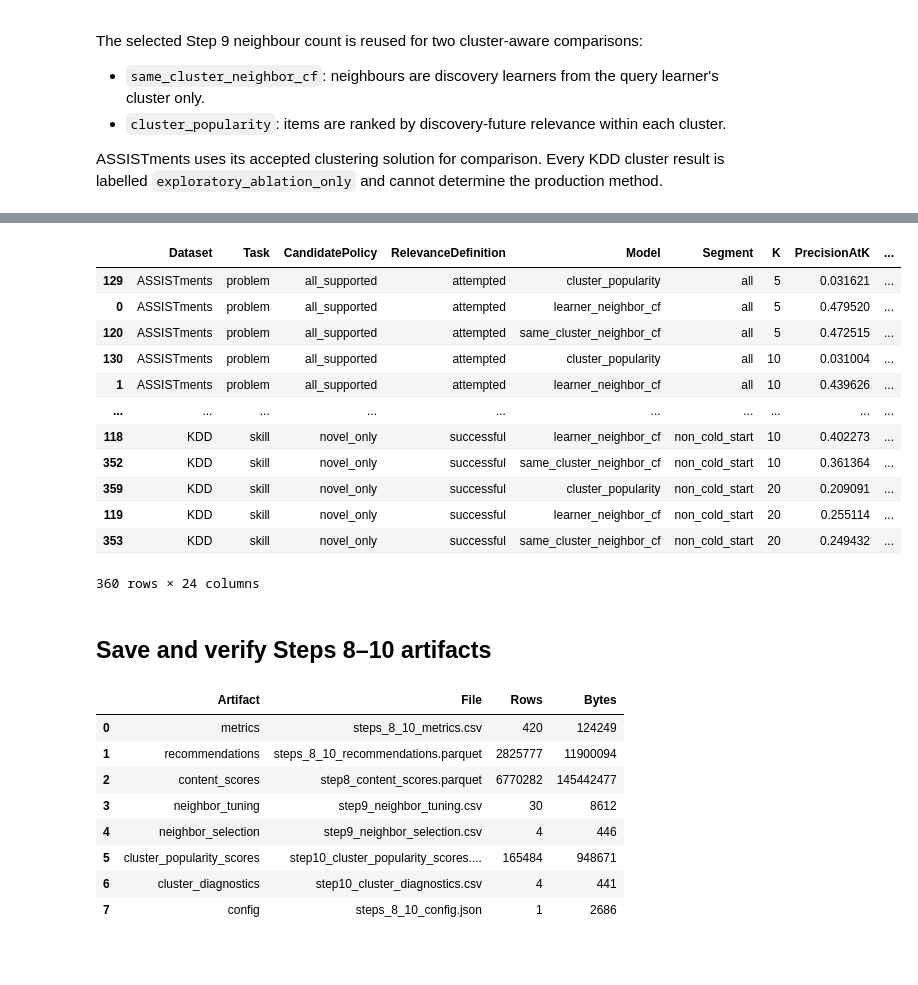
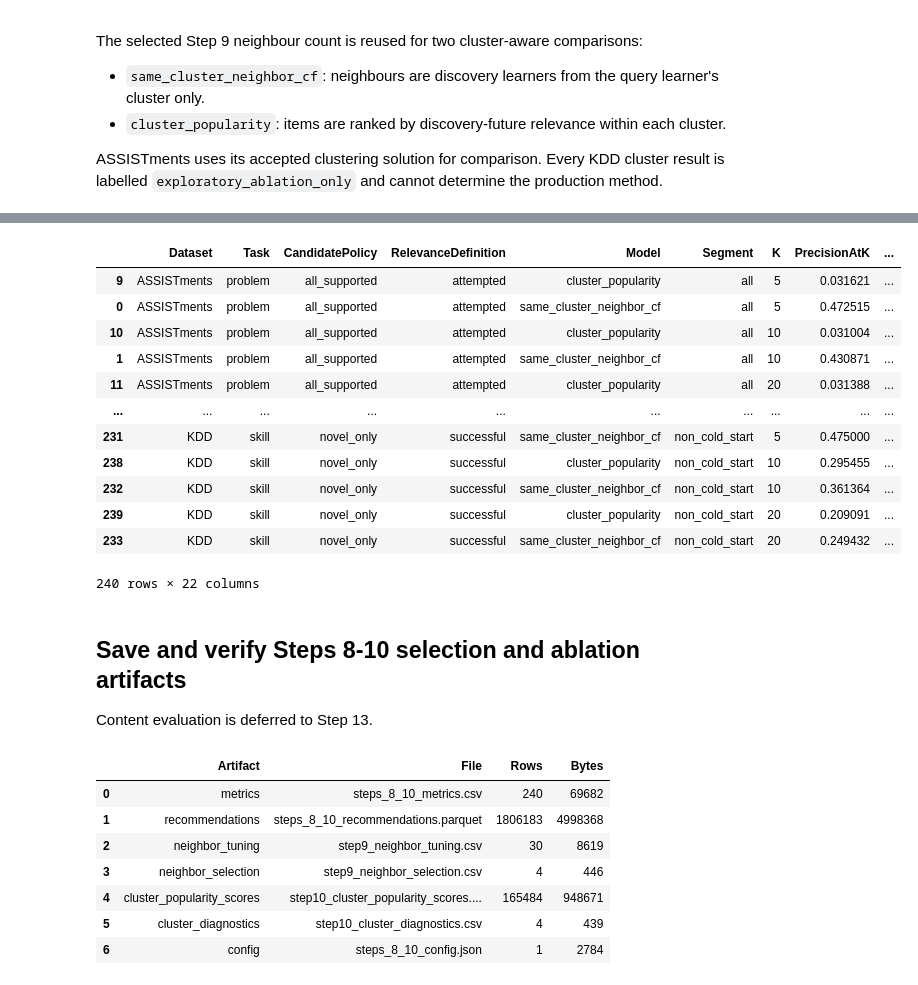
Before and after one commit to Youssef-Abdelazez/final-project, a Jupyter notebook: baseline_testing/Recommendation_Baselines_Final.ipynb, the cells around one changed output, grey strips where cells are left out. Drawn from its saved outputs; the diff is of its cells as text; code cells hidden in the pictures; blank space fills up the shorter version.

Commit message:
added the sequential part refactored cuz redundancy final results for the models attempted

```diff
--- a/baseline_testing/Recommendation_Baselines_Final.ipynb
+++ b/baseline_testing/Recommendation_Baselines_Final.ipynb
@@ -1671,68 +1492,57 @@ for task_definition in TASK_DEFINITIONS:
                 output.insert(0, 'RelevanceDefinition', relevance_name)
                 output.insert(0, 'CandidatePolicy', candidate_policy)
                 output.insert(0, 'Model', model_name)
                 output.insert(0, 'Task', task)
                 output.insert(0, 'Dataset', dataset)
                 output['ClusterEvidenceUse'] = evidence_use
                 cluster_recommendation_parts.append(output)
 
 cluster_metrics = pd.concat(cluster_metric_parts, ignore_index=True)
 cluster_recommendations = pd.concat(
     cluster_recommendation_parts, ignore_index=True
 )
 cluster_popularity_scores = pd.concat(
     cluster_popularity_score_parts, ignore_index=True
 )
 cluster_diagnostics = pd.DataFrame(cluster_diagnostic_rows)
-cf_comparison_metrics = pd.concat(
-    [neighbor_metrics, cluster_metrics], ignore_index=True, sort=False
-)
-assert set(cf_comparison_metrics['Model']) == {
-    'learner_neighbor_cf', 'same_cluster_neighbor_cf', 'cluster_popularity'
-}
 assert cluster_metrics.loc[
     cluster_metrics['Dataset'].eq('KDD'), 'ClusterEvidenceUse'
 ].eq('exploratory_ablation_only').all()
 display(cluster_diagnostics)
-display(cf_comparison_metrics.sort_values(
+display(cluster_metrics.sort_values(
     ['Dataset', 'Task', 'RelevanceDefinition', 'CandidatePolicy',
      'Segment', 'K', 'Model']
 ))
 # %% [output]
 |  | Dataset | Task | ClusterEvidenceUse | ClustersWithTrainingAndValidation... | ValidationLearnersCoveredByCluste... | ValidationLearners | ... |
 | 0 | ASSISTments | problem | accepted_ablation | 2 | 6667 | 6667 | ... |
 | 1 | ASSISTments | skill | accepted_ablation | 2 | 6667 | 6667 | ... |
 | 2 | KDD | problem | exploratory_ablation_only | 3 | 113 | 113 | ... |
 | 3 | KDD | skill | exploratory_ablation_only | 3 | 113 | 113 | ... |
 |  | Dataset | Task | CandidatePolicy | RelevanceDefinition | Model | Segment | K | PrecisionAtK | ... |
-| 129 | ASSISTments | problem | all_supported | attempted | cluster_popularity | all | 5 | 0.031621 | ... |
-| 0 | ASSISTments | problem | all_supported | attempted | learner_neighbor_cf | all | 5 | 0.479520 | ... |
-| 120 | ASSISTments | problem | all_supported | attempted | same_cluster_neighbor_cf | all | 5 | 0.472515 | ... |
-| 130 | ASSISTments | problem | all_supported | attempted | cluster_popularity | all | 10 | 0.031004 | ... |
-| 1 | ASSISTments | problem | all_supported | attempted | learner_neighbor_cf | all | 10 | 0.439626 | ... |
+| 9 | ASSISTments | problem | all_supported | attempted | cluster_popularity | all | 5 | 0.031621 | ... |
+| 0 | ASSISTments | problem | all_supported | attempted | same_cluster_neighbor_cf | all | 5 | 0.472515 | ... |
+| 10 | ASSISTments | problem | all_supported | attempted | cluster_popularity | all | 10 | 0.031004 | ... |
+| 1 | ASSISTments | problem | all_supported | attempted | same_cluster_neighbor_cf | all | 10 | 0.430871 | ... |
+| 11 | ASSISTments | problem | all_supported | attempted | cluster_popularity | all | 20 | 0.031388 | ... |
 | ... | ... | ... | ... | ... | ... | ... | ... | ... | ... |
-| 118 | KDD | skill | novel_only | successful | learner_neighbor_cf | non_cold_start | 10 | 0.402273 | ... |
-| 352 | KDD | skill | novel_only | successful | same_cluster_neighbor_cf | non_cold_start | 10 | 0.361364 | ... |
-| 359 | KDD | skill | novel_only | successful | cluster_popularity | non_cold_start | 20 | 0.209091 | ... |
-| 119 | KDD | skill | novel_only | successful | learner_neighbor_cf | non_cold_start | 20 | 0.255114 | ... |
-| 353 | KDD | skill | novel_only | successful | same_cluster_neighbor_cf | non_cold_start | 20 | 0.249432 | ... |
+| 231 | KDD | skill | novel_only | successful | same_cluster_neighbor_cf | non_cold_start | 5 | 0.475000 | ... |
+| 238 | KDD | skill | novel_only | successful | cluster_popularity | non_cold_start | 10 | 0.295455 | ... |
+| 232 | KDD | skill | novel_only | successful | same_cluster_neighbor_cf | non_cold_start | 10 | 0.361364 | ... |
+| 239 | KDD | skill | novel_only | successful | cluster_popularity | non_cold_start | 20 | 0.209091 | ... |
+| 233 | KDD | skill | novel_only | successful | same_cluster_neighbor_cf | non_cold_start | 20 | 0.249432 | ... |
-360 rows × 24 columns
+240 rows × 22 columns
 # %% [markdown]
-## Save and verify Steps 8–10 artifacts
+## Save and verify Steps 8-10 selection and ablation artifacts
+
+Content evaluation is deferred to Step 13.
 # %%
-steps_8_10_metrics = pd.concat(
-    [content_metrics, neighbor_metrics, cluster_metrics],
-    ignore_index=True, sort=False,
-)
-steps_8_10_recommendations = pd.concat(
-    [content_recommendations, neighbor_recommendations, cluster_recommendations],
-    ignore_index=True, sort=False,
-)
+steps_8_10_metrics = cluster_metrics.copy()
+steps_8_10_recommendations = cluster_recommendations.copy()
 
 steps_8_10_paths = {
     'metrics': OUTPUT_ROOT / 'steps_8_10_metrics.csv',
     'recommendations': OUTPUT_ROOT / 'steps_8_10_recommendations.parquet',
-    'content_scores': OUTPUT_ROOT / 'step8_content_scores.parquet',
     'neighbor_tuning': OUTPUT_ROOT / 'step9_neighbor_tuning.csv',
     'neighbor_selection': OUTPUT_ROOT / 'step9_neighbor_selection.csv',
     'cluster_popularity_scores': OUTPUT_ROOT / 'step10_cluster_popularity_scores.parquet',
@@ -1742,9 +1552,6 @@ steps_8_10_paths = {
 steps_8_10_metrics.to_csv(steps_8_10_paths['metrics'], index=False)
 steps_8_10_recommendations.to_parquet(
     steps_8_10_paths['recommendations'], index=False, compression='snappy'
-)
-content_scores.to_parquet(
-    steps_8_10_paths['content_scores'], index=False, compression='snappy'
 )
 neighbor_tuning_metrics.to_csv(
     steps_8_10_paths['neighbor_tuning'], index=False
@@ -1764,13 +1571,14 @@ steps_8_10_config = {
     'implemented_steps': [8, 9, 10],
     'content_weights': CONTENT_WEIGHTS,
     'content_popularity_tie_break_weight': POPULARITY_TIE_BREAK_WEIGHT,
-    'content_profile_source': 'validation_early_only',
+    'content_evaluation_deferred_until_discovery_selection': True,
     'content_catalog_and_mapping_source': 'discovery_early_only',
     'neighbor_candidates': list(NEIGHBOR_CANDIDATES),
     'neighbor_selection_metric': 'attempted_all_supported_NDCGAt10',
     'neighbor_tuning_source': 'discovery_only',
     'neighbor_selection': neighbor_selection.to_dict(orient='records'),
-    'neighbor_similarity': 'cosine_on_log1p_early_interaction_counts',
+    'neighbor_count_tuning_similarity': 'cosine_on_log1p_early_interaction_counts',
+    'unrestricted_cf_validation_deferred_until_weighting_selection': True,
     'neighbor_target_source': 'discovery_future_relevance_only',
     'cluster_models': ['same_cluster_neighbor_cf', 'cluster_popularity'],
     'cluster_role': 'ablation_only',
@@ -1800,7 +1608,7 @@ steps_8_10_manifest = pd.DataFrame([
 steps_8_10_manifest.to_csv(
     OUTPUT_ROOT / 'steps_8_10_artifact_manifest.csv', index=False
 )
-assert len(steps_8_10_manifest) == 8
+assert len(steps_8_10_manifest) == 7
 assert pq.ParquetFile(
     steps_8_10_paths['recommendations']
 ).metadata.num_rows == len(steps_8_10_recommendations)
@@ -1809,11 +1617,10 @@ assert len(pd.read_csv(steps_8_10_paths['neighbor_selection'])) == 4
 display(steps_8_10_manifest)
 # %% [output]
 |  | Artifact | File | Rows | Bytes |
-| 0 | metrics | steps_8_10_metrics.csv | 420 | 124249 |
-| 1 | recommendations | steps_8_10_recommendations.parquet | 2825777 | 11900094 |
-| 2 | content_scores | step8_content_scores.parquet | 6770282 | 145442477 |
-| 3 | neighbor_tuning | step9_neighbor_tuning.csv | 30 | 8612 |
-| 4 | neighbor_selection | step9_neighbor_selection.csv | 4 | 446 |
-| 5 | cluster_popularity_scores | step10_cluster_popularity_scores.... | 165484 | 948671 |
-| 6 | cluster_diagnostics | step10_cluster_diagnostics.csv | 4 | 441 |
-| 7 | config | steps_8_10_config.json | 1 | 2686 |
+| 0 | metrics | steps_8_10_metrics.csv | 240 | 69682 |
+| 1 | recommendations | steps_8_10_recommendations.parquet | 1806183 | 4998368 |
+| 2 | neighbor_tuning | step9_neighbor_tuning.csv | 30 | 8619 |
+| 3 | neighbor_selection | step9_neighbor_selection.csv | 4 | 446 |
+| 4 | cluster_popularity_scores | step10_cluster_popularity_scores.... | 165484 | 948671 |
+| 5 | cluster_diagnostics | step10_cluster_diagnostics.csv | 4 | 439 |
+| 6 | config | steps_8_10_config.json | 1 | 2784 |
```
Also changed, not shown: parts of 27 cells of this notebook.
